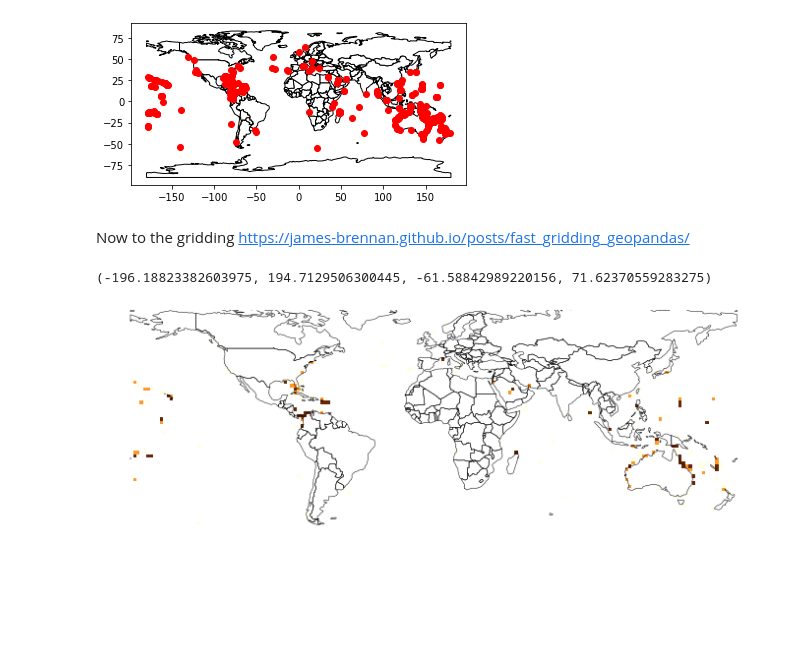
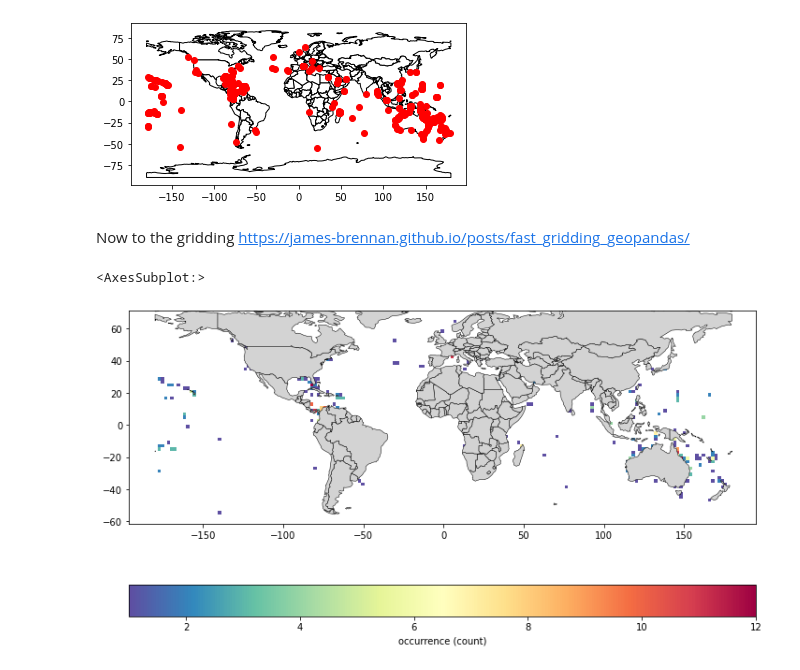
Before and after one commit to MathewBiddle/bio_ice, a Jupyter notebook: OBIS_map.ipynb, the cells around one changed output. Saved outputs shown, nothing was run; the diff lists cells and outputs as text; code cells hidden in the pictures; blank space fills up the shorter version.

Commit message:
adding colorbar and masking land

```diff
--- a/OBIS_map.ipynb
+++ b/OBIS_map.ipynb
@@ -182,8 +182,8 @@ gdf.plot(ax=ax, color='red')
 # %% [output]
 <AxesSubplot:>
 [figure]
-# %% [markdown]
-Now to the gridding https://james-brennan.github.io/posts/fast_gridding_geopandas/
+# %% [markdown]
+Now to the gridding https://james-brennan.github.io/posts/fast_gridding_geopandas/
 # %%
 import numpy as np
 import shapely
@@ -198,35 +198,48 @@ cell_size = (xmax-xmin)/n_cells
 #crs = "+proj=sinu +lon_0=0 +x_0=0 +y_0=0 +a=6371007.181 +b=6371007.181 +units=m +no_defs"
 # create the cells in a loop
 grid_cells = []
 for x0 in np.arange(xmin, xmax+cell_size, cell_size ):
     for y0 in np.arange(ymin, ymax+cell_size, cell_size):
         # bounds
         x1 = x0-cell_size
         y1 = y0+cell_size
         grid_cells.append( shapely.geometry.box(x0, y0, x1, y1)  )
 
 cell = gpd.GeoDataFrame(grid_cells, columns=['geometry'],)
                                  #crs=crs)
 
 # ax = gdf.plot(markersize=.1, figsize=(12, 8),)# column='dob', cmap='jet')
 # plt.autoscale(False)
 # cell.plot(ax=ax, facecolor="none", edgecolor='grey')
 # ax.axis("off")
 
 merged = gpd.sjoin(gdf, cell, how='left', op='within')
 
 # make a simple count variable that we can sum
 merged['n_occur'] = 1
 # Compute stats per grid cell -- aggregate fires to grid cells with dissolve
 dissolve = merged.dissolve(by="index_right", aggfunc="count")
 # put this into cell
 cell.loc[dissolve.index, 'n_occur'] = dissolve.n_occur.values
 
-ax = cell.plot(column='n_occur', figsize=(12, 8), cmap='YlOrBr', vmax=3, edgecolor=None)
+ax = cell.plot(column='n_occur', figsize=(12, 8), cmap='Spectral_r', vmin=1, vmax=12, edgecolor=None, legend=True,
+              legend_kwds={'label': "occurrence (count)",
+                                            'orientation': "horizontal"},
+              )
+
 plt.autoscale(False)
 world = gpd.read_file(gpd.datasets.get_path('naturalearth_lowres'))
-world.to_crs("EPSG:4326").plot(ax=ax, color='none', edgecolor='black',linewidth=.5)
-ax.axis('off')
+world.to_crs("EPSG:4326").plot(ax=ax,
+                               color='lightgrey',
+                               edgecolor='black',
+                               linewidth=.5,
+                               legend=True,
+                               legend_kwds={'label': "occurrence (count)",
+                                            'orientation': "horizontal"},
+                               )
+#world.to_crs("ESRI:54009").plot(ax=ax, color='none', edgecolor='black',linewidth=.5)
+
+#ax.axis('off')
 # %% [output]
-(-196.18823382603975, 194.7129506300445, -61.58842989220156, 71.62370559283275)
+<AxesSubplot:>
-[figure, old version]
+[figure, new version]
```
Also changed, not shown: parts of 1 cell of this notebook.
